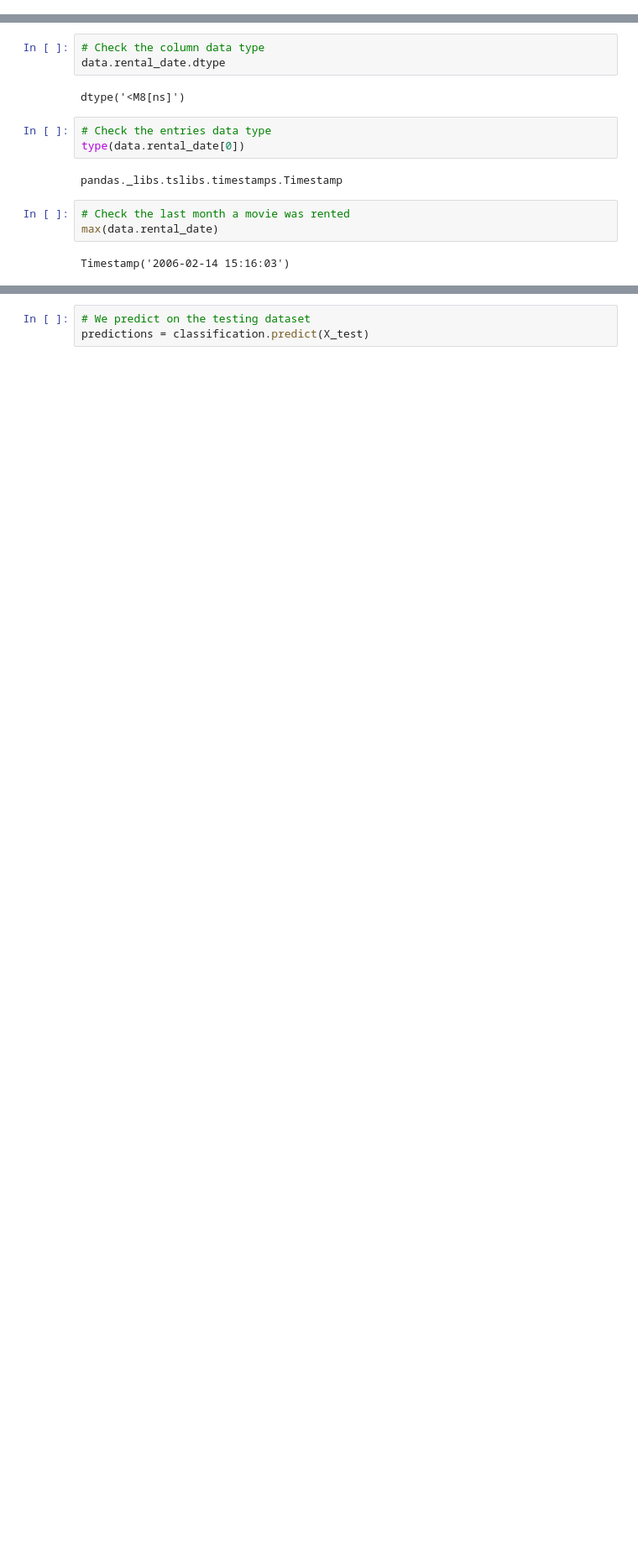
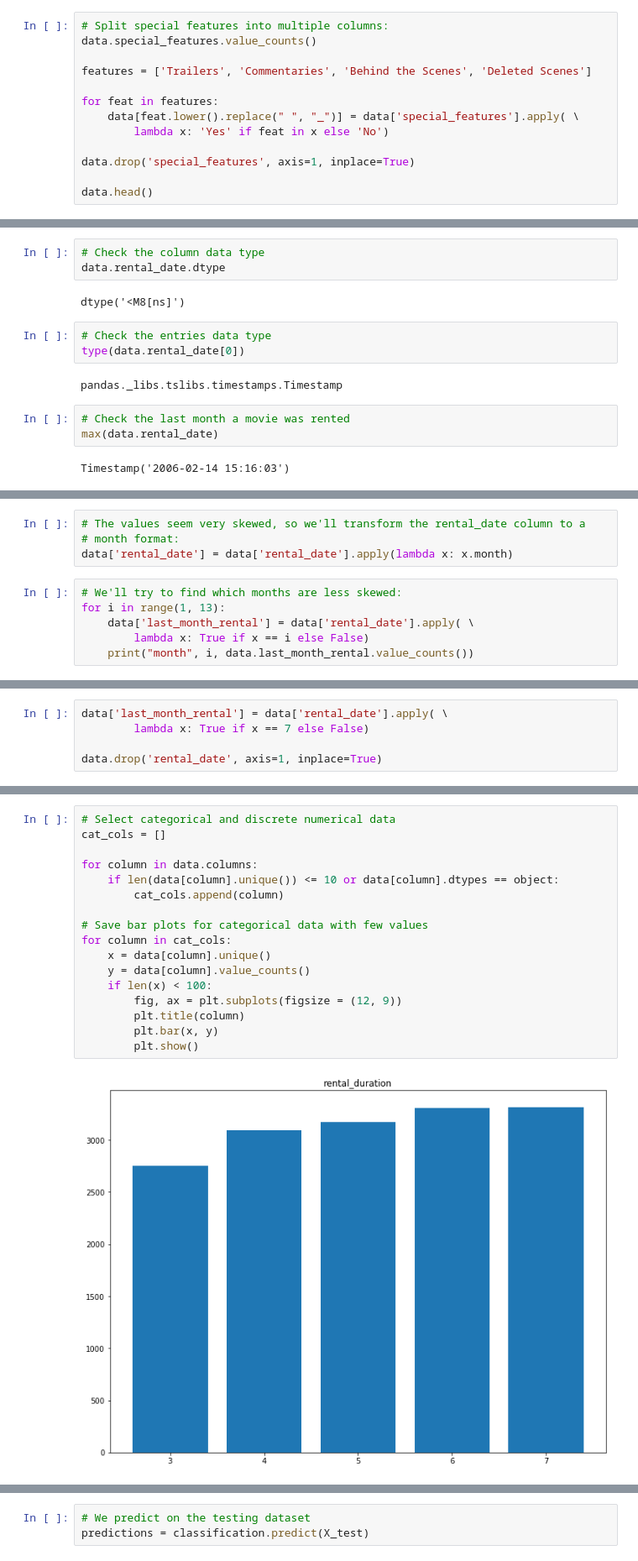
Before and after one commit to sabinagio/lab-predictions-logistic-regression, a Jupyter notebook: lab-predictions-logistic.ipynb, the cells around one changed output, grey strips where cells are left out. Shown at 84% size. Saved outputs shown, nothing was run; the diff lists cells and outputs as text; blank space fills up the shorter version.

Commit message:
Add EDA, clean special_features, re-organize notebook, run & evaluate model.

```diff
--- a/lab-predictions-logistic.ipynb
+++ b/lab-predictions-logistic.ipynb
@@ -140,0 +162,13 @@ data = data.dropna()
+# %%
+# Split special features into multiple columns:
+data.special_features.value_counts()
+
+features = ['Trailers', 'Commentaries', 'Behind the Scenes', 'Deleted Scenes']
+
+for feat in features:
+    data[feat.lower().replace(" ", "_")] = data['special_features'].apply( \
+        lambda x: 'Yes' if feat in x else 'No')
+
+data.drop('special_features', axis=1, inplace=True)
+
+data.head()
@@ -170,0 +213,10 @@ data.tail()
+# %%
+# The values seem very skewed, so we'll transform the rental_date column to a
+# month format:
+data['rental_date'] = data['rental_date'].apply(lambda x: x.month)
+# %%
+# We'll try to find which months are less skewed:
+for i in range(1, 13):
+    data['last_month_rental'] = data['rental_date'].apply( \
+        lambda x: True if x == i else False)
+    print("month", i, data.last_month_rental.value_counts())
@@ -170,0 +243,5 @@ data.tail()
+# %%
+data['last_month_rental'] = data['rental_date'].apply( \
+        lambda x: True if x == 7 else False)
+
+data.drop('rental_date', axis=1, inplace=True)
@@ -170,0 +259,19 @@ data.tail()
+# %%
+# Select categorical and discrete numerical data
+cat_cols = []
+
+for column in data.columns:
+    if len(data[column].unique()) <= 10 or data[column].dtypes == object:
+        cat_cols.append(column)
+
+# Save bar plots for categorical data with few values
+for column in cat_cols:
+    x = data[column].unique()
+    y = data[column].value_counts()
+    if len(x) < 100:
+        fig, ax = plt.subplots(figsize = (12, 9))
+        plt.title(column)
+        plt.bar(x, y)
+        plt.show()
+# %% [output]
+[figure, added]
```
Also changed, not shown: parts of 47 cells of this notebook.
